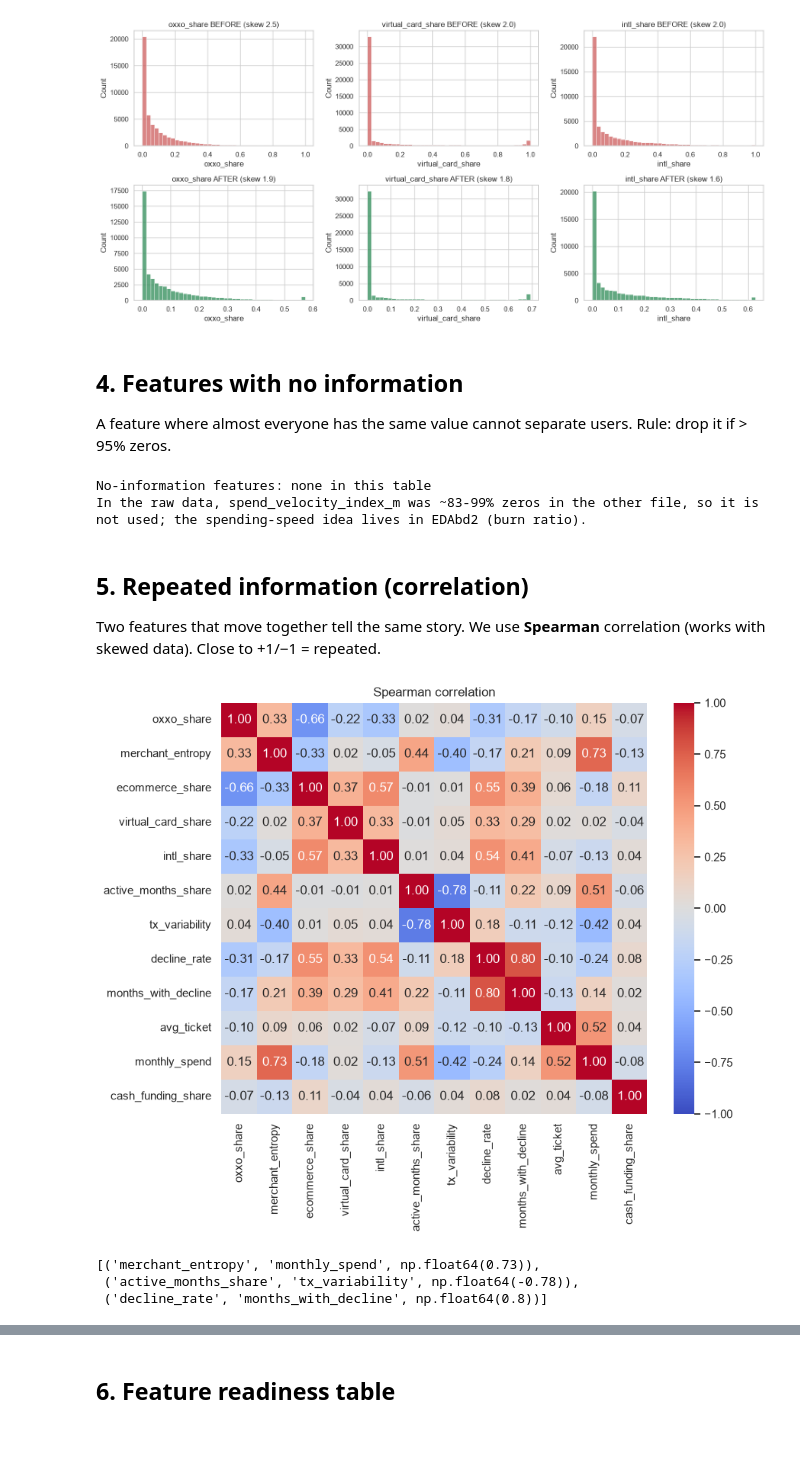
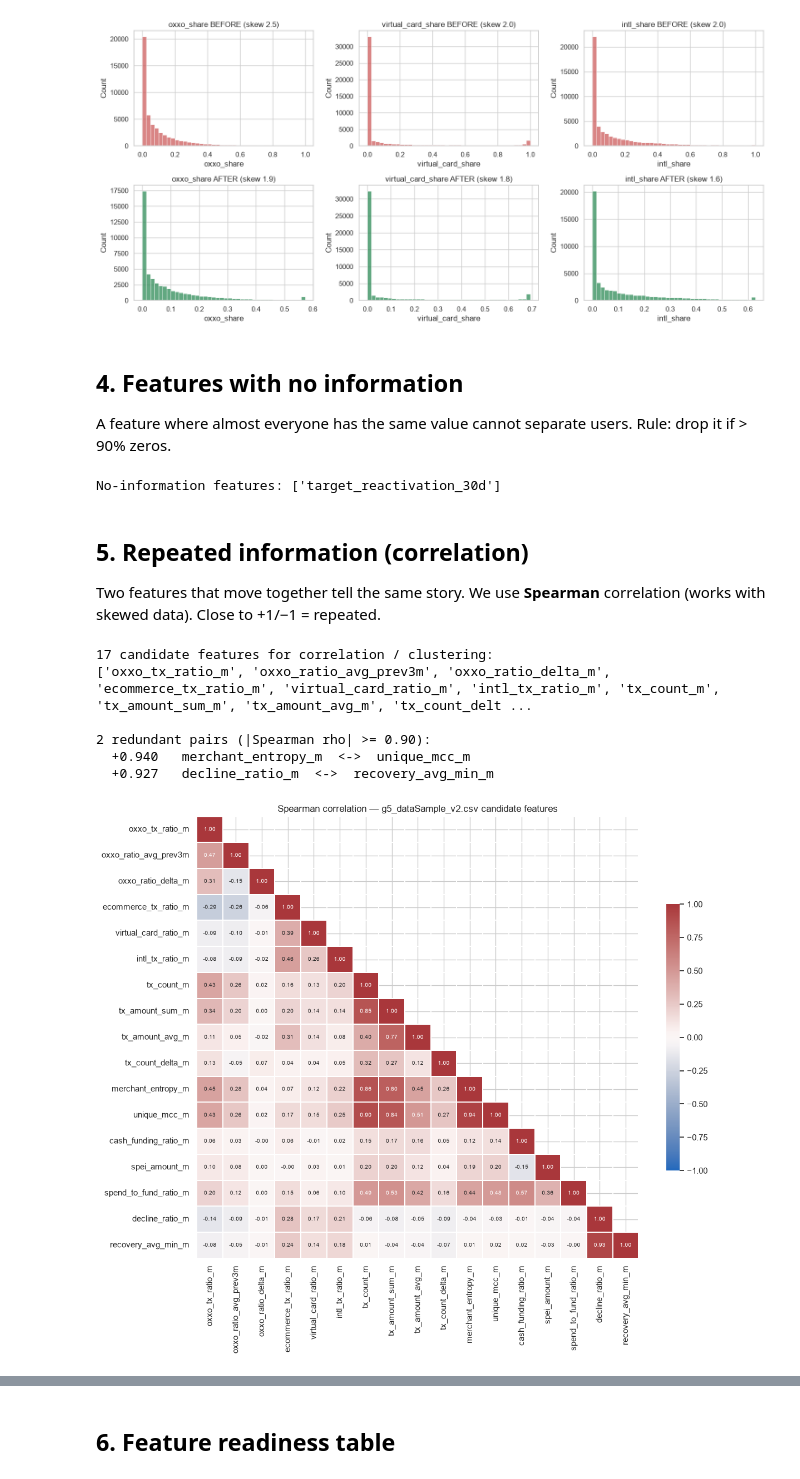
Before and after one commit to Krdz14/EDAgroup5, a Jupyter notebook: Evidence_2.ipynb, the cells around one changed output, grey strips where cells are left out. Cells and saved outputs as stored; diff of their text form; code cells hidden in the pictures; blank space fills up the shorter version.

```diff
--- a/EDA_part3_simple.ipynb
+++ b/Evidence_2.ipynb
@@ -110,31 +104,68 @@ Transformed: ['oxxo_share', 'virtual_card_share', 'intl_share', 'avg_ticket', 'm
 [figure]
 # %% [markdown]
 ## 4. Features with no information
-A feature where almost everyone has the same value cannot separate users. Rule: drop it if > 95% zeros.
+A feature where almost everyone has the same value cannot separate users. Rule: drop it if > 90% zeros.
 # %%
-useless = desc[desc["% zeros"] > 95].index.tolist()
+null_summary = pd.DataFrame({
+    "n_null": df.isna().sum(),
+    "pct_null": (df.isna().mean() * 100).round(2),
+    "dtype": df.dtypes.astype(str),
+})
+useless = null_summary[null_summary["pct_null"] > 90].index.tolist()
 print("No-information features:", useless if useless else "none in this table")
-print("In the raw data, spend_velocity_index_m was ~83-99% zeros in the other file, so it is not used; the spending-speed idea lives in EDAbd2 (burn ratio).")
 # %% [output]
-No-information features: none in this table
-In the raw data, spend_velocity_index_m was ~83-99% zeros in the other file, so it is not used; the spending-speed idea lives in EDAbd2 (burn ratio).
+No-information features: ['target_reactivation_30d']
 # %% [markdown]
 ## 5. Repeated information (correlation)
 Two features that move together tell the same story. We use **Spearman** correlation (works with skewed data). Close to +1/−1 = repeated.
-# %%
-corr = T.corr(method="spearman")
-plt.figure(figsize=(9, 7))
-sns.heatmap(corr, annot=True, fmt=".2f", cmap="coolwarm", center=0, vmin=-1, vmax=1)
-plt.title("Spearman correlation"); plt.show()
-
-# list the pairs that are too similar (|corr| >= 0.7)
-pairs = [(a, b, round(corr.loc[a, b], 2)) for i, a in enumerate(corr.columns) for b in corr.columns[i+1:] if abs(corr.loc[a, b]) >= 0.7]
-pairs
-# %% [output]
-[figure, removed]
-[('merchant_entropy', 'monthly_spend', np.float64(0.73)),
- ('active_months_share', 'tx_variability', np.float64(-0.78)),
- ('decline_rate', 'months_with_decline', np.float64(0.8))]
+# %%
+exclude_patterns = ("_was_missing", "target_", "_next_m")
+exclude_exact = {
+    "userId", "mes", "month_num", "next_month_observed", "has_next_month",
+    "is_zero_funding_m", "had_decline_m",
+    "eligible_flip_out_m", "eligible_flip_in_m", "eligible_reactivation_m",
+}
+
+feature_cols = [
+    c for c in df.select_dtypes(include=[np.number]).columns
+    if c not in exclude_exact and not any(p in c for p in exclude_patterns)
+]
+
+num = df[feature_cols]
+num = num.loc[:, num.nunique() > 1]
+print(f"{num.shape[1]} candidate features for correlation / clustering:")
+print(list(num.columns))
+
+corr = num.corr("spearman")
+cols = corr.columns
+redundant = [
+    (cols[i], cols[j], corr.iloc[i, j])
+    for i in range(len(cols)) for j in range(i + 1, len(cols))
+    if abs(corr.iloc[i, j]) >= 0.90
+]
+redundant.sort(key=lambda t: -abs(t[2]))
+
+print(f"\n{len(redundant)} redundant pairs (|Spearman rho| >= 0.90):")
+for a, b, r in redundant:
+    print(f"  {r:+.3f}   {a}  <->  {b}")
+
+fig, ax = plt.subplots(figsize=(12, 10))
+mask = np.triu(np.ones_like(corr, dtype=bool), k=1)
+sns.heatmap(corr, mask=mask, cmap="vlag", center=0, vmin=-1, vmax=1, square=True,
+            annot=True, fmt=".2f", annot_kws={"size": 7},
+            xticklabels=True, yticklabels=True, linewidths=.3,
+            cbar_kws={"shrink": .6}, ax=ax)
+ax.set_title("Spearman correlation — g5_dataSample_v2.csv candidate features")
+plt.tight_layout()
+plt.show()
+# %% [output]
+17 candidate features for correlation / clustering:
+['oxxo_tx_ratio_m', 'oxxo_ratio_avg_prev3m', 'oxxo_ratio_delta_m', 'ecommerce_tx_ratio_m', 'virtual_card_ratio_m', 'intl_tx_ratio_m', 'tx_count_m', 'tx_amount_sum_m', 'tx_amount_avg_m', 'tx_count_delt ...
+
+2 redundant pairs (|Spearman rho| >= 0.90):
+  +0.940   merchant_entropy_m  <->  unique_mcc_m
+  +0.927   decline_ratio_m  <->  recovery_avg_min_m
+[figure, added]
 # %%
 # Simple rule: from each too-similar pair, drop the second one
 to_drop = set()
```
Also changed, not shown: parts of 5 cells of this notebook.
